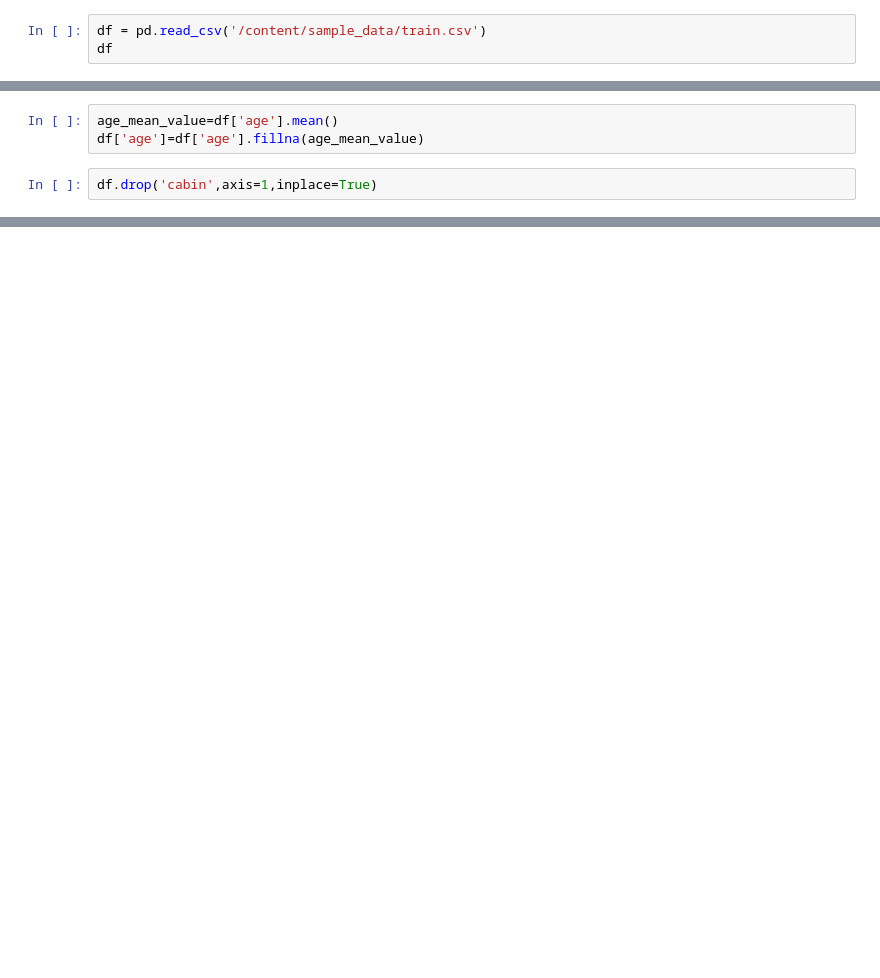
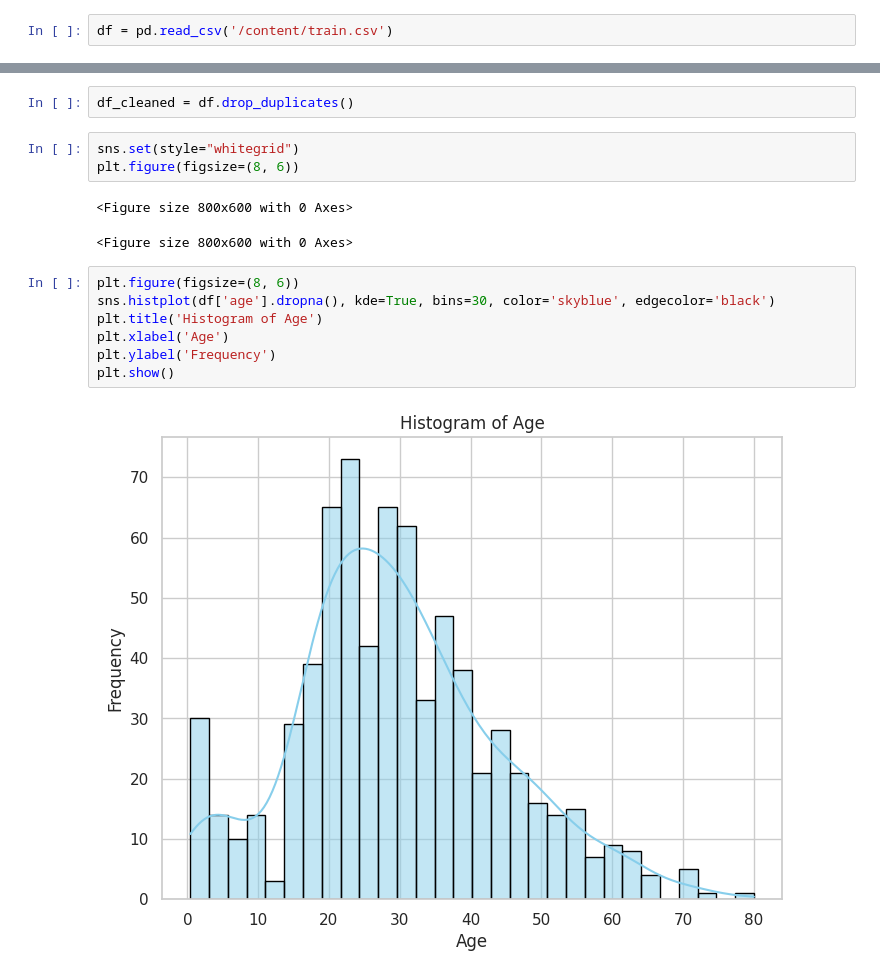
Before and after one commit to Bhumik1277/B_1277, a Jupyter notebook: traincsv.ipynb, the cells around one changed output, grey strips where cells are left out. Cells and saved outputs as stored; diff of their text form; blank space fills up the shorter version.

```diff
--- a/traincsv.ipynb
+++ b/traincsv.ipynb
@@ -5,3 +7,2 @@ import pandas as pd
 # %%
-df = pd.read_csv('/content/sample_data/train.csv')
-df
+df = pd.read_csv('/content/train.csv')
@@ -64,5 +8,0 @@ dtype: int64
-# %%
-age_mean_value=df['age'].mean()
-df['age']=df['age'].fillna(age_mean_value)
-# %%
-df.drop('cabin',axis=1,inplace=True)
@@ -103,0 +33,17 @@ merged_df
+# %%
+df_cleaned = df.drop_duplicates()
+# %%
+sns.set(style="whitegrid")
+plt.figure(figsize=(8, 6))
+# %% [output]
+<Figure size 800x600 with 0 Axes>
+<Figure size 800x600 with 0 Axes>
+# %%
+plt.figure(figsize=(8, 6))
+sns.histplot(df['age'].dropna(), kde=True, bins=30, color='skyblue', edgecolor='black')
+plt.title('Histogram of Age')
+plt.xlabel('Age')
+plt.ylabel('Frequency')
+plt.show()
+# %% [output]
+[figure, added]
```
Also changed, not shown: parts of 13 cells of this notebook.
